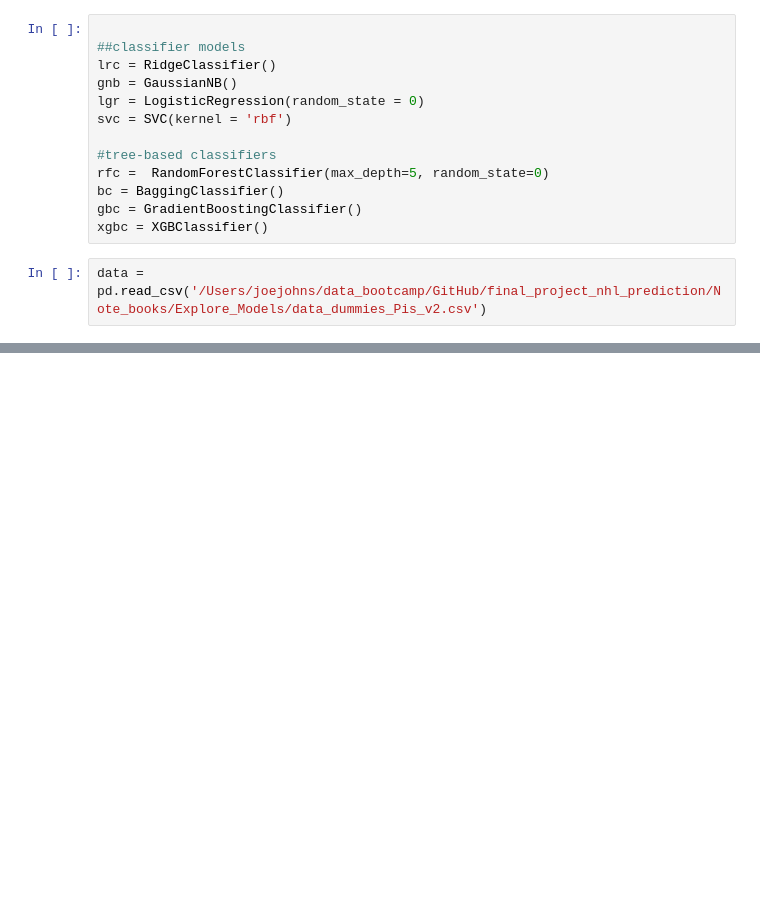
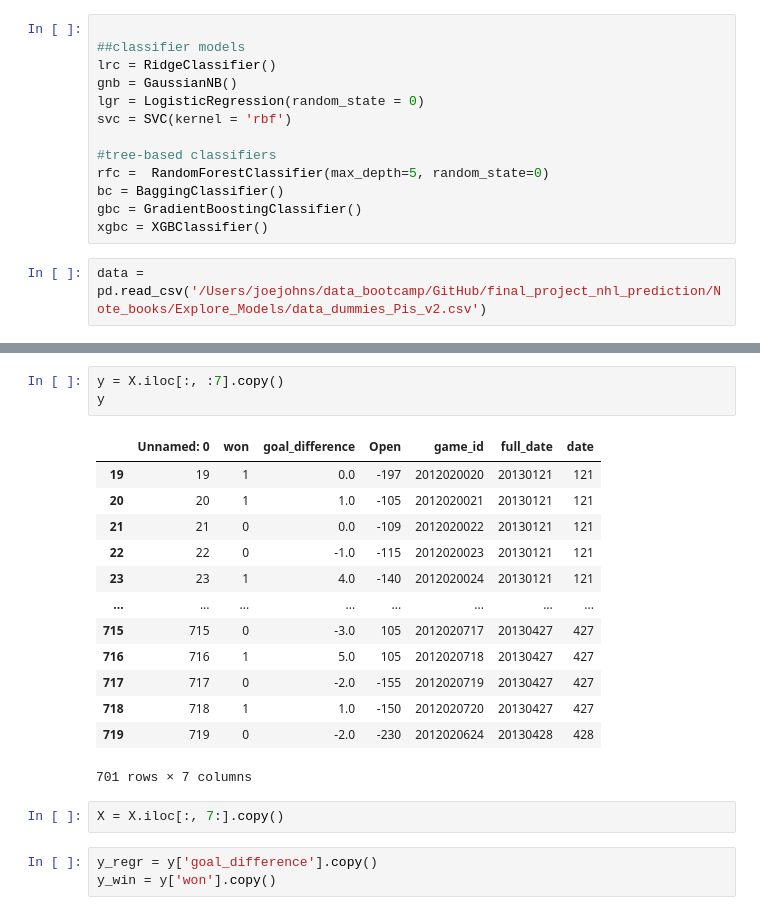
Before and after one commit to joeyamosjohns/final_project_nhl_prediction, a Jupyter notebook: Note_books/Explore_Models/v1_Model2_Pisch_Eval_Tuning.ipynb, the cells around one changed output, grey strips where cells are left out. Cells and saved outputs as stored; diff of their text form; blank space fills up the shorter version.

```diff
--- a/Note_books/Explore_Models/v1_Model2_Pisch_Eval_Tuning.ipynb
+++ b/Note_books/Explore_Models/v1_Model2_Pisch_Eval_Tuning.ipynb
@@ -258,0 +361,22 @@ X[300:]
+# %%
+y = X.iloc[:, :7].copy()
+y
+# %% [output]
+|  | Unnamed: 0 | won | goal_difference | Open | game_id | full_date | date |
+| 19 | 19 | 1 | 0.0 | -197 | 2012020020 | 20130121 | 121 |
+| 20 | 20 | 1 | 1.0 | -105 | 2012020021 | 20130121 | 121 |
+| 21 | 21 | 0 | 0.0 | -109 | 2012020022 | 20130121 | 121 |
+| 22 | 22 | 0 | -1.0 | -115 | 2012020023 | 20130121 | 121 |
+| 23 | 23 | 1 | 4.0 | -140 | 2012020024 | 20130121 | 121 |
+| ... | ... | ... | ... | ... | ... | ... | ... |
+| 715 | 715 | 0 | -3.0 | 105 | 2012020717 | 20130427 | 427 |
+| 716 | 716 | 1 | 5.0 | 105 | 2012020718 | 20130427 | 427 |
+| 717 | 717 | 0 | -2.0 | -155 | 2012020719 | 20130427 | 427 |
+| 718 | 718 | 1 | 1.0 | -150 | 2012020720 | 20130427 | 427 |
+| 719 | 719 | 0 | -2.0 | -230 | 2012020624 | 20130428 | 428 |
+701 rows × 7 columns
+# %%
+X = X.iloc[:, 7:].copy()
+# %%
+y_regr = y['goal_difference'].copy()
+y_win = y['won'].copy()
```
Also changed, not shown: parts of 23 cells of this notebook, 5 other files.
